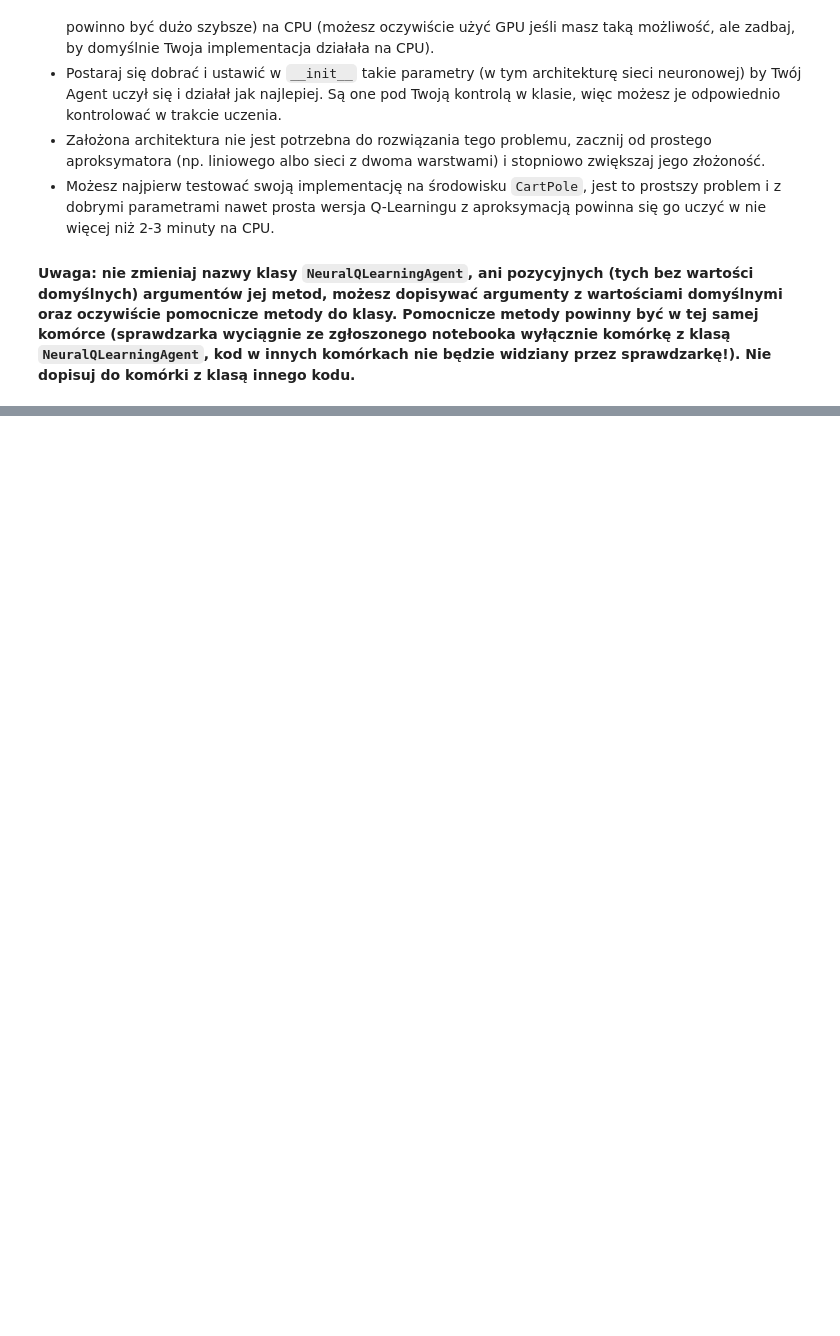
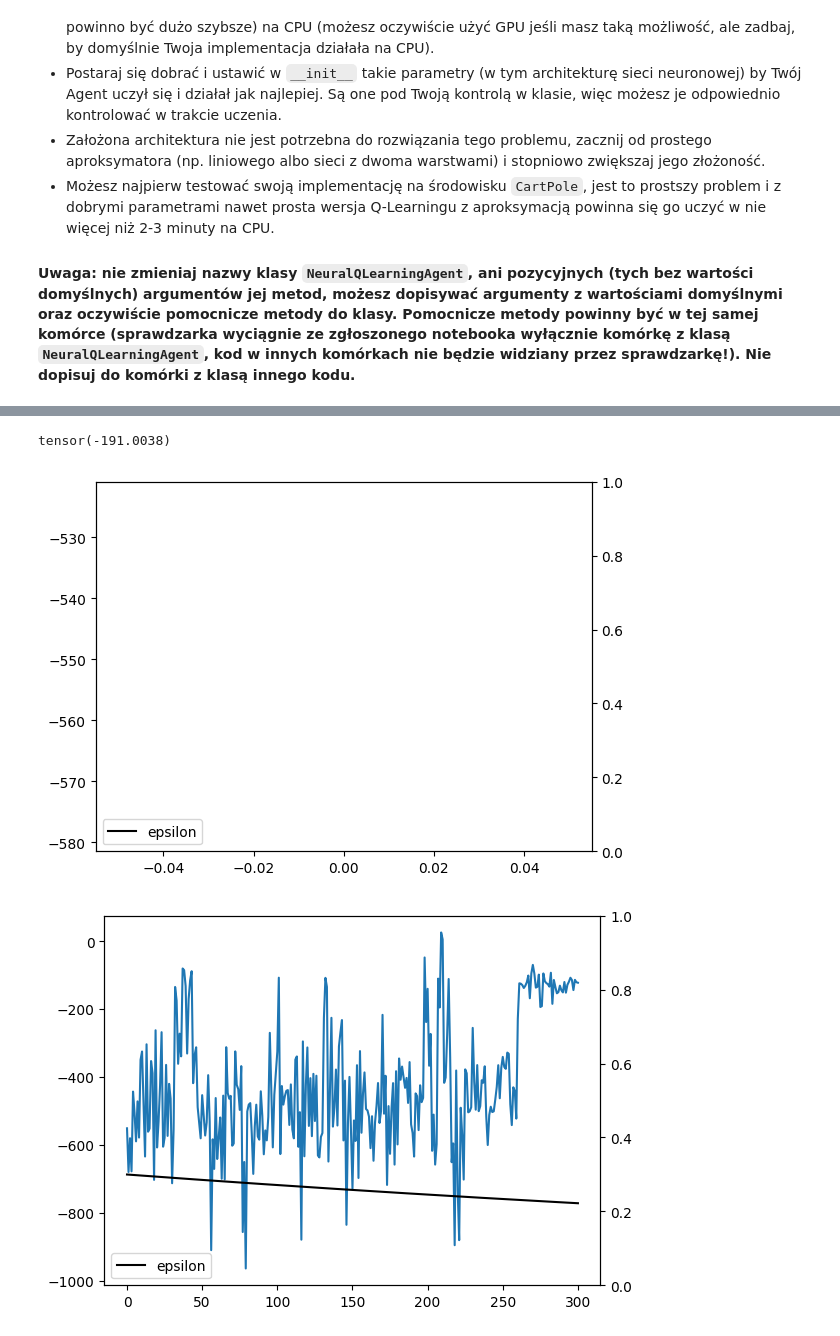
Before and after one commit to Michu-dev/ai-university-labs, a Jupyter notebook: Reinforcement Learning/homework-3-qlearning.ipynb, the cells around one changed output, grey strips where cells are left out. Saved outputs shown, nothing was run; the diff lists cells and outputs as text; code cells hidden in the pictures; blank space fills up the shorter version.

```diff
--- a/Reinforcement Learning/homework-3-qlearning.ipynb
+++ b/Reinforcement Learning/homework-3-qlearning.ipynb
@@ -287,11 +225,0 @@ Odpowiedzi: Miejsce na Twoje odpowiedzi
-# %%
-class NeuralQLearningAgent(Agent):
-    def __init__(self, env):
-        super().__init__(env)
-        # Zainicjalizuj tutaj swojego agenta
-
-    def process_transition(self, observation, action, reward, next_observation, done):
-        # Miejsce na Twoją implementację
-
-    def get_action(self, observation, learning):
-        # Miejsce na Twoją implementację
@@ -297,0 +236,14 @@ class NeuralQLearningAgent(Agent):
+# %%
+class MyModel(torch.nn.Module):
+    def __init__(self, n_feature, n_hidden1, n_hidden2, n_output):
+        super(MyModel, self).__init__()
+        self.hidden1 = torch.nn.Linear(n_feature, n_hidden1)  # Warstwa wejściowa/pierwsza ukryta
+        self.hidden2 = torch.nn.Linear(n_hidden1, n_hidden2)         # Druga warstwa ukryta
+        self.predict = torch.nn.Linear(n_hidden2, n_output)   # Warstwa wyjściowa
+
+    # W momencie wykonania tych operacji zostanie stworzony graf obliczeniowy, który zostanie wykorzystany do propagacji wstecznej
+    def forward(self, x):
+        x = F.relu(self.hidden1(x))
+        x = F.relu(self.hidden2(x))
+        x = self.predict(x)
+        return x
@@ -298,5 +339,14 @@ class NeuralQLearningAgent(Agent):
 # %%
 # Uczenie/testowania agenta
 env = gym.make("LunarLander-v2")
-agent = NeuralQLearningAgent(env)
-rewards = run_agent_in_env(env, agent, 10000, learning=True, plot=True, plot_interval=250)
+
+agent = NeuralQLearningAgent(env, replay_memory=False, double_q=False, freezing=False)
+# rewards = run_agent_in_env(env, agent, 3000, learning=True, plot=True, plot_interval=250)
+# %%
+rewards1 = run_agent_in_env(env, agent, 1500, learning=True, plot=True, plot_interval=300)
+rewards1 = torch.Tensor(rewards1)
+print(rewards1.mean())
+# %% [output]
+tensor(-191.0038)
+[figure, added]
+[figure, added]
```
Also changed, not shown: parts of 15 cells of this notebook, 5 other files.
